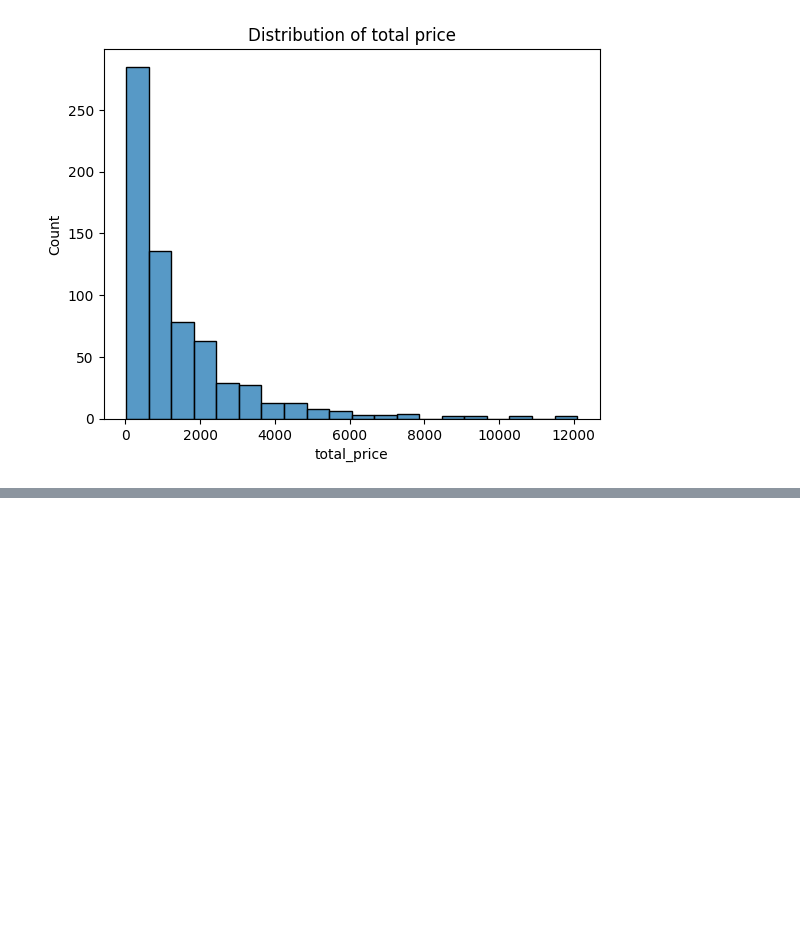
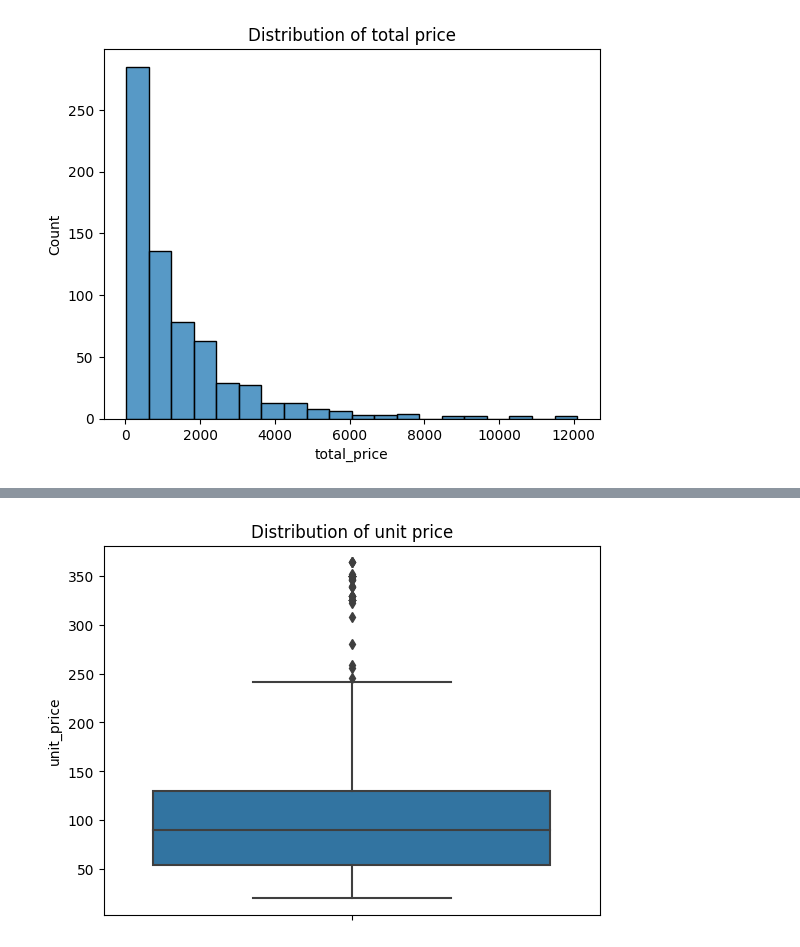
Before and after one commit to earo12/Retail-Price-Optimization, a Jupyter notebook: Retail_Price_Optimization.ipynb, the cells around one changed output, grey strips where cells are left out. Drawn from its saved outputs; the diff is of its cells as text; code cells hidden in the pictures; blank space fills up the shorter version.

Commit message:
Added boxplot with seaborn of unit price

```diff
--- a/Retail_Price_Optimization.ipynb
+++ b/Retail_Price_Optimization.ipynb
@@ -123,3 +123,10 @@ fig = px.box(df, y = 'unit_price', title = 'Distribution of unit price')
 fig.show()
 # %% [output]
 [interactive output not drawn]
+# %%
+# SEABORN:
+sns.boxplot(df, y = 'unit_price')
+plt.title('Distribution of unit price')
+plt.show()
+# %% [output]
+[figure, added]
```
